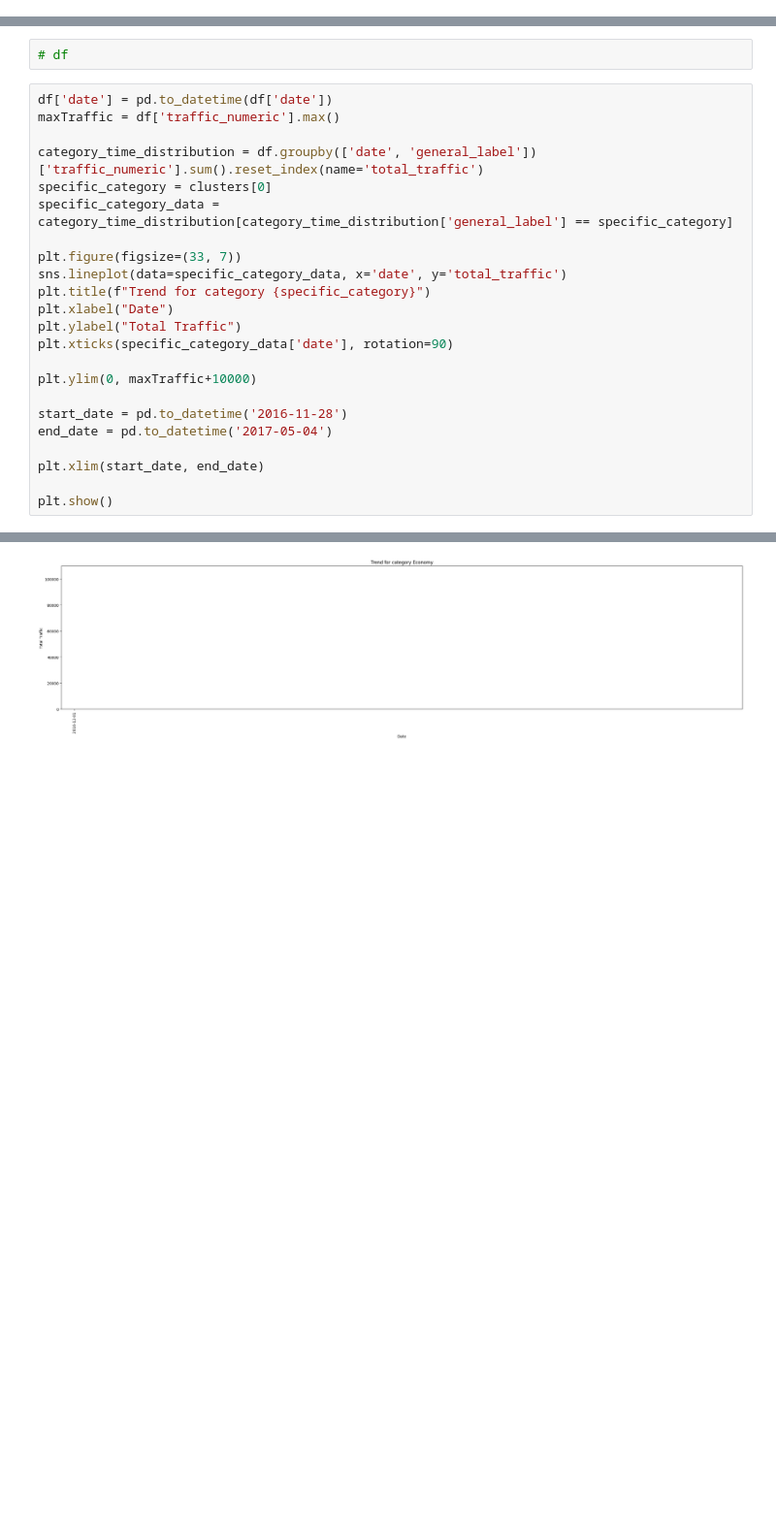
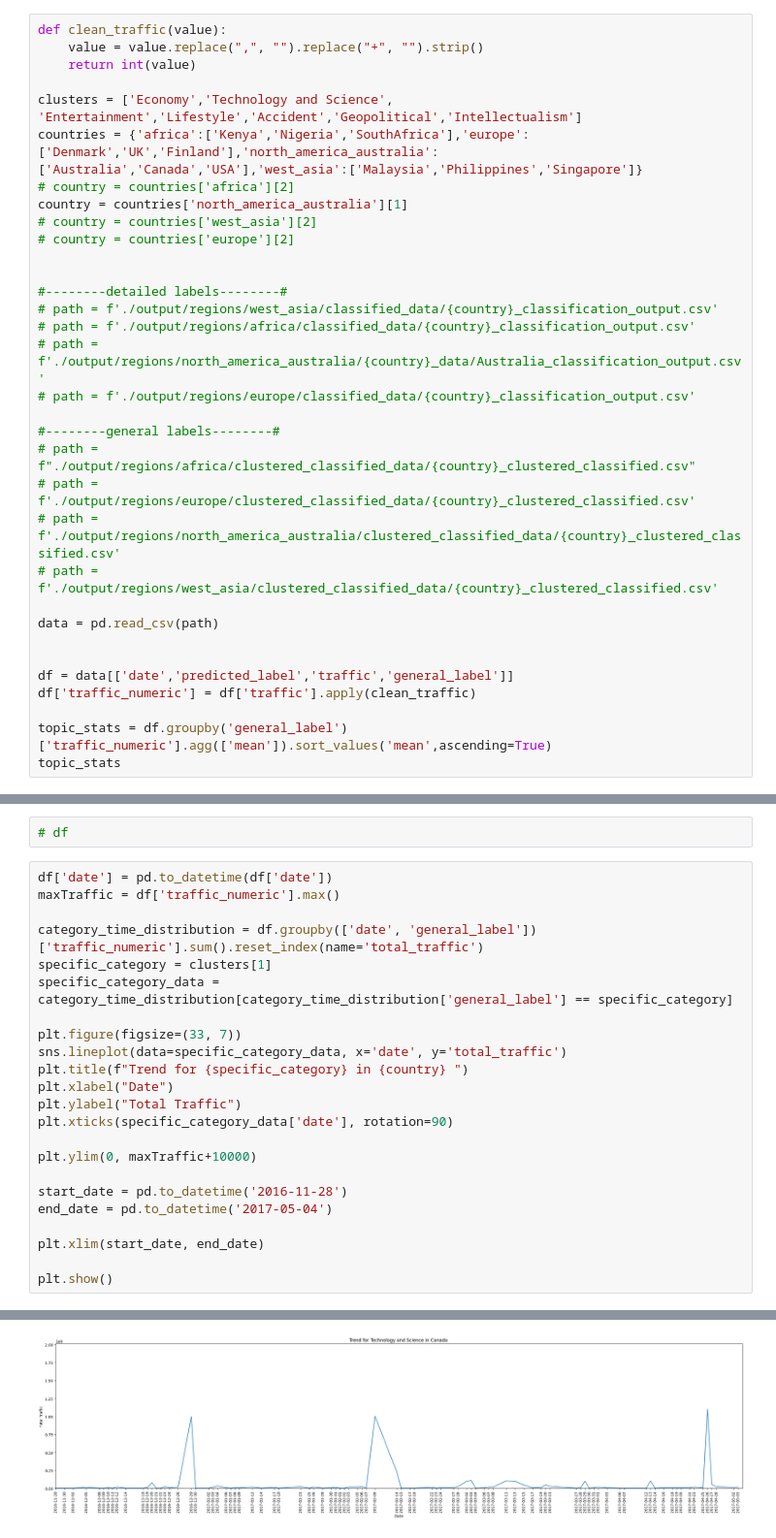
Before and after one commit to MohamedAlkurdi/Trends_prediction_model, a Jupyter notebook: Classification/classification_output_vis.ipynb, the cells around one changed output, grey strips where cells are left out. Shown at 97% size. Drawn from its saved outputs; the diff is of its cells as text; blank space fills up the shorter version.

```diff
--- a/Classification/classification_output_vis.ipynb
+++ b/Classification/classification_output_vis.ipynb
@@ -55,0 +5,33 @@ See the caveats in the documentation: https://pandas.pydata.org/pandas-docs/stab
+# %%
+def clean_traffic(value):
+    value = value.replace(",", "").replace("+", "").strip()
+    return int(value)
+
+clusters = ['Economy','Technology and Science', 'Entertainment','Lifestyle','Accident','Geopolitical','Intellectualism']
+countries = {'africa':['Kenya','Nigeria','SouthAfrica'],'europe':['Denmark','UK','Finland'],'north_america_australia':['Australia','Canada','USA'],'west_asia':['Malaysia','Philippines','Singapore']}
+# country = countries['africa'][2]
+country = countries['north_america_australia'][1]
+# country = countries['west_asia'][2]
+# country = countries['europe'][2]
+
+
+#--------detailed labels--------#
+# path = f'./output/regions/west_asia/classified_data/{country}_classification_output.csv'
+# path = f'./output/regions/africa/classified_data/{country}_classification_output.csv'
+# path = f'./output/regions/north_america_australia/{country}_data/Australia_classification_output.csv'
+# path = f'./output/regions/europe/classified_data/{country}_classification_output.csv'
+
+#--------general labels--------#
+# path = f"./output/regions/africa/clustered_classified_data/{country}_clustered_classified.csv"
+# path = f'./output/regions/europe/clustered_classified_data/{country}_clustered_classified.csv'
+# path = f'./output/regions/north_america_australia/clustered_classified_data/{country}_clustered_classified.csv'
+# path = f'./output/regions/west_asia/clustered_classified_data/{country}_clustered_classified.csv'
+
+data = pd.read_csv(path)
+
+
+df = data[['date','predicted_label','traffic','general_label']]
+df['traffic_numeric'] = df['traffic'].apply(clean_traffic)
+
+topic_stats = df.groupby('general_label')['traffic_numeric'].agg(['mean']).sort_values('mean',ascending=True)
+topic_stats
@@ -60,30 +44,30 @@ See the caveats in the documentation: https://pandas.pydata.org/pandas-docs/stab
 # %%
 df['date'] = pd.to_datetime(df['date'])
 maxTraffic = df['traffic_numeric'].max()
 
 category_time_distribution = df.groupby(['date', 'general_label'])['traffic_numeric'].sum().reset_index(name='total_traffic')
-specific_category = clusters[0]
+specific_category = clusters[1]
 specific_category_data = category_time_distribution[category_time_distribution['general_label'] == specific_category]
 
 plt.figure(figsize=(33, 7))
 sns.lineplot(data=specific_category_data, x='date', y='total_traffic')
-plt.title(f"Trend for category {specific_category}")
+plt.title(f"Trend for {specific_category} in {country} ")
 plt.xlabel("Date")
 plt.ylabel("Total Traffic")
 plt.xticks(specific_category_data['date'], rotation=90)
 
 plt.ylim(0, maxTraffic+10000)
 
 start_date = pd.to_datetime('2016-11-28')
 end_date = pd.to_datetime('2017-05-04')
 
 plt.xlim(start_date, end_date)
 
 plt.show()
 # %% [output]
 A value is trying to be set on a copy of a slice from a DataFrame.
 Try using .loc[row_indexer,col_indexer] = value instead
 
 See the caveats in the documentation: https://pandas.pydata.org/pandas-docs/stable/user_guide/indexing.html#returning-a-view-versus-a-copy
   df['date'] = pd.to_datetime(df['date'])
-[figure, old version]
+[figure, new version]
```
Also changed, not shown: parts of 5 cells of this notebook, 48 other files.
